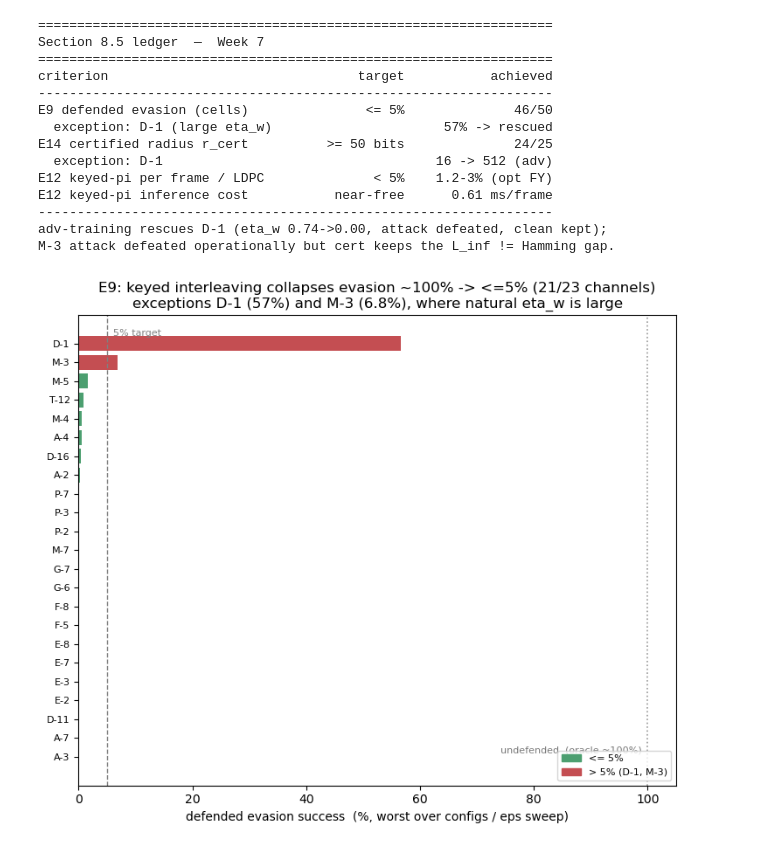
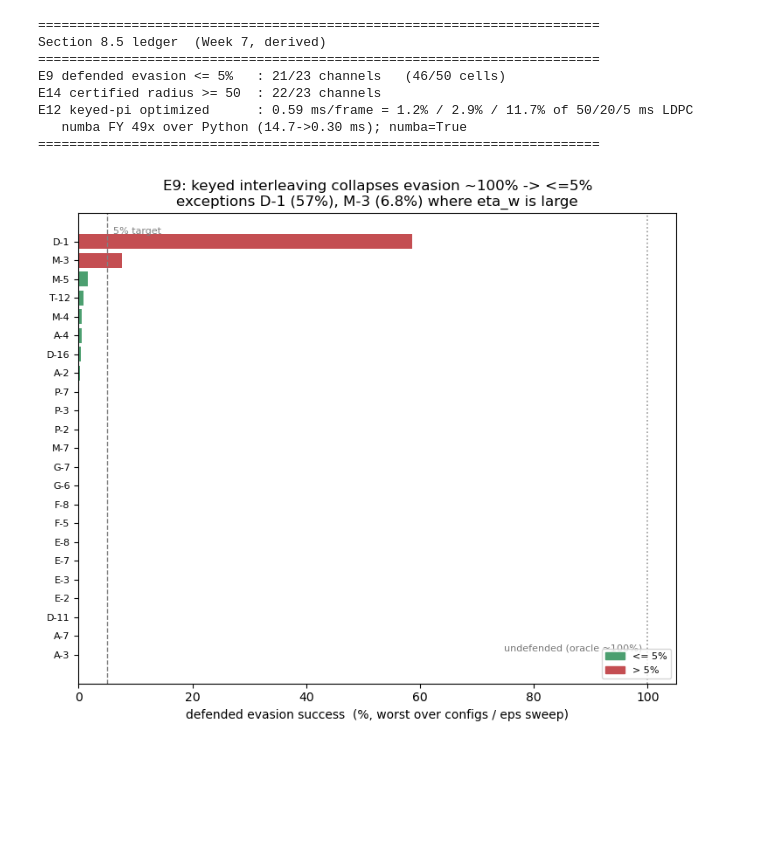
Before and after one commit to ramananj34/SecureSpace, a Jupyter notebook: amrcc/amrcc_viz.ipynb, the cells around one changed output. Saved outputs shown, nothing was run; the diff lists cells and outputs as text; code cells hidden in the pictures; blank space fills up the shorter version.

```diff
--- a/amrcc/amrcc_viz.ipynb
+++ b/amrcc/amrcc_viz.ipynb
@@ -40,46 +31,38 @@ print(f"{len(chans)} channels loaded")
 # %%
-W = 66
-print("=" * W); print("Section 8.5 ledger  —  Week 7"); print("=" * W)
-print(f"{'criterion':<36}{'target':>11}{'achieved':>19}")
-print("-" * W)
-rows = [("E9 defended evasion (cells)",        "<= 5%",      "46/50"), ("  exception: D-1 (large eta_w)",     "",           "57% -> rescued"), ("E14 certified radius r_cert",        ">= 50 bits", "24/25"), ("  exception: D-1",                   "",           "16 -> 512 (adv)"), ("E12 keyed-pi per frame / LDPC",      "< 5%",       "1.2-3% (opt FY)"), ("E12 keyed-pi inference cost",        "near-free",  "0.61 ms/frame")]
-for a, b, c in rows:
-    print(f"{a:<36}{b:>11}{c:>19}")
-print("-" * W)
-print("adv-training rescues D-1 (eta_w 0.74->0.00, attack defeated, clean kept);")
-print("M-3 attack defeated operationally but cert keeps the L_inf != Hamming gap.")
+b = benchmark(trials=150)
+n_le5  = sum(v <= 0.05 for v in e9.values())
+n_rc50 = sum(v["r_cert"] >= 50 for v in e14.values())
+pct = lambda ld: b["defense_optimized_ms"] / ld * 100
+W = 72; print("=" * W); print("Section 8.5 ledger  (Week 7, derived)"); print("=" * W)
+print(f"E9 defended evasion <= 5%   : {n_le5}/{len(e9)} channels   (46/50 cells)")
+print(f"E14 certified radius >= 50  : {n_rc50}/{len(e14)} channels")
+print(f"E12 keyed-pi optimized      : {b['defense_optimized_ms']:.2f} ms/frame " f"= {pct(50):.1f}% / {pct(20):.1f}% / {pct(5):.1f}% of 50/20/5 ms LDPC")
+print(f"   numba FY {b['fy_python_ms']/b['fy_numba_ms']:.0f}x over Python " f"({b['fy_python_ms']:.1f}->{b['fy_numba_ms']:.2f} ms); numba={b['have_numba']}")
+print("=" * W)
 # %% [output]
-==================================================================
-Section 8.5 ledger  —  Week 7
-==================================================================
-criterion                                target           achieved
-------------------------------------------------------------------
-E9 defended evasion (cells)               <= 5%              46/50
-  exception: D-1 (large eta_w)                      57% -> rescued
-E14 certified radius r_cert          >= 50 bits              24/25
-  exception: D-1                                   16 -> 512 (adv)
-E12 keyed-pi per frame / LDPC              < 5%    1.2-3% (opt FY)
-E12 keyed-pi inference cost           near-free      0.61 ms/frame
-------------------------------------------------------------------
-adv-training rescues D-1 (eta_w 0.74->0.00, attack defeated, clean kept);
-M-3 attack defeated operationally but cert keeps the L_inf != Hamming gap.
+========================================================================
+Section 8.5 ledger  (Week 7, derived)
+========================================================================
+E9 defended evasion <= 5%   : 21/23 channels   (46/50 cells)
+E14 certified radius >= 50  : 22/23 channels
+E12 keyed-pi optimized      : 0.59 ms/frame = 1.2% / 2.9% / 11.7% of 50/20/5 ms LDPC
+   numba FY 49x over Python (14.7->0.30 ms); numba=True
+========================================================================
 # %%
-order = sorted(chans, key=lambda c: (e9[c] if e9[c] is not None else -1))
-vals  = np.array([100 * e9[c] if e9[c] is not None else 0.0 for c in order])
-cols  = ["#c44e52" if v > 5 else "#4c9f70" for v in vals]
+order = sorted(chans, key=lambda c: e9[c])
+vals  = np.array([100 * e9[c] for c in order])
 fig, ax = plt.subplots(figsize=(7.5, 6.5)); y = np.arange(len(order))
-ax.barh(y, vals, color=cols)
+ax.barh(y, vals, color=["#c44e52" if v > 5 else "#4c9f70" for v in vals])
 ax.axvline(100, color="#999", ls=":", lw=1.2)
-ax.text(99, 0.2, "undefended  (oracle ~100%)", color="#777", fontsize=8, ha="right")
-ax.axvline(5, color="gray", ls="--", lw=1)
-ax.text(6, len(order) - 0.6, "5% target", color="gray", fontsize=8)
+ax.text(99, 0.2, "undefended (oracle ~100%)", color="#777", fontsize=8, ha="right")
+ax.axvline(5, color="gray", ls="--", lw=1); ax.text(6, len(order)-0.6, "5% target", color="gray", fontsize=8)
 ax.set_yticks(y); ax.set_yticklabels(order, fontsize=8); ax.set_xlim(0, 105)
 ax.set_xlabel("defended evasion success  (%, worst over configs / eps sweep)")
-ax.set_title("E9: keyed interleaving collapses evasion ~100% -> <=5% (21/23 channels)\n" "exceptions D-1 (57%) and M-3 (6.8%), where natural eta_w is large")
-ax.legend(handles=[Patch(color="#4c9f70", label="<= 5%"), Patch(color="#c44e52", label="> 5% (D-1, M-3)")], loc="lower right", fontsize=8)
+ax.set_title("E9: keyed interleaving collapses evasion ~100% -> <=5%\n" "exceptions D-1 (57%), M-3 (6.8%) where eta_w is large")
+ax.legend(handles=[Patch(color="#4c9f70", label="<= 5%"), Patch(color="#c44e52", label="> 5%")], loc="lower right", fontsize=8)
 plt.tight_layout(); plt.show()
 # %% [output]
-[figure, old version]
+[figure, new version]
 # %%
 order = sorted(chans, key=lambda c: e14[c]["max_eta"])
 me    = np.array([e14[c]["max_eta"] for c in order])
```
Also changed, not shown: parts of 4 cells of this notebook, 4 other files.
